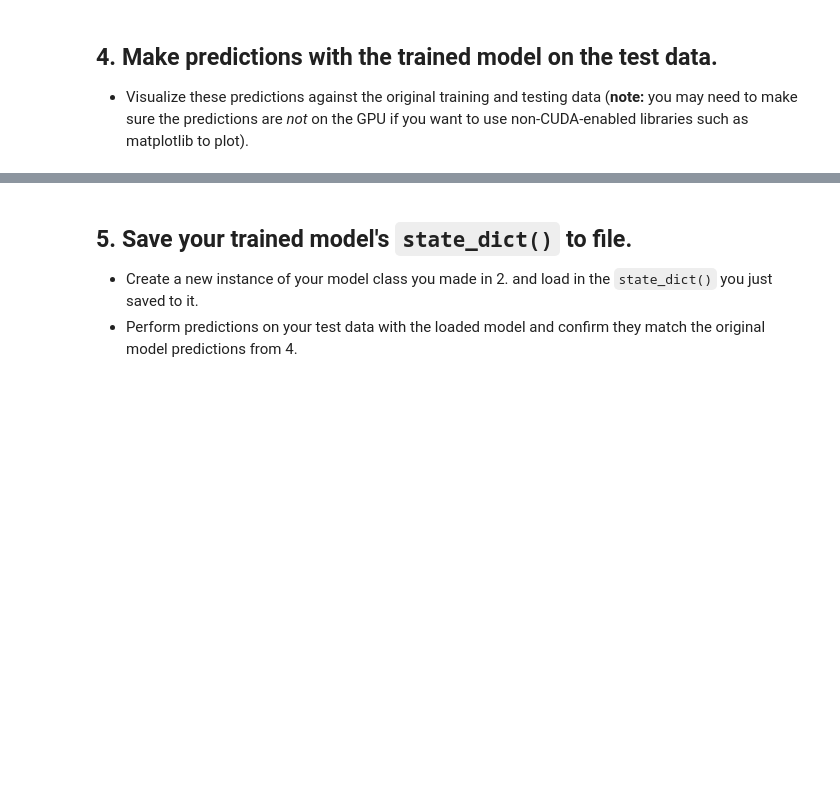
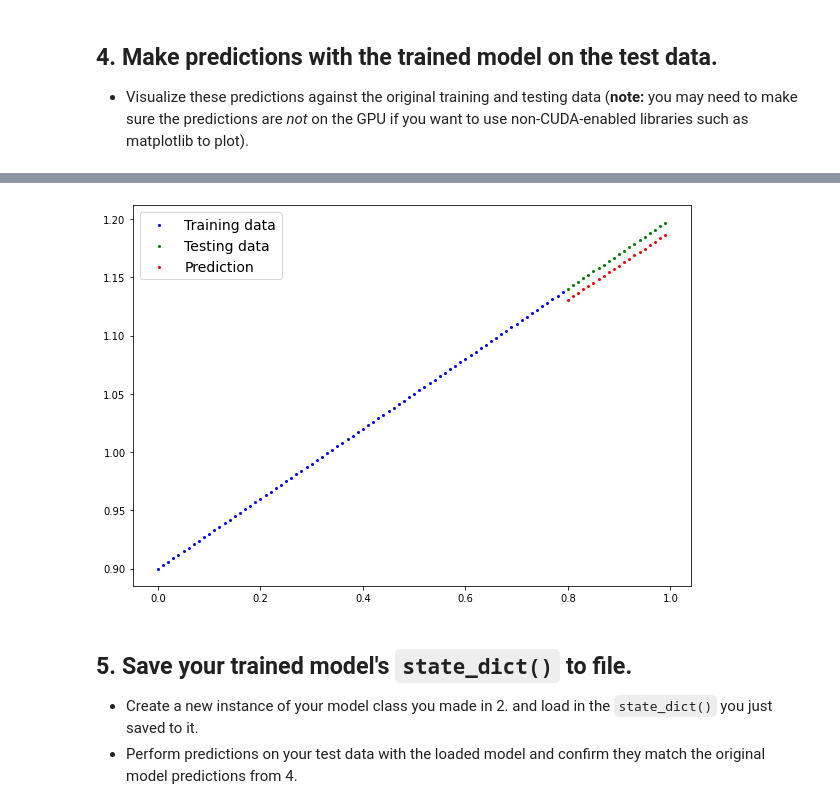
Before and after one commit to zahra-sharifzadeh/pytorch, a Jupyter notebook: extras/exercises/01_pytorch_workflow_exercises.ipynb, the cells around one changed output, grey strips where cells are left out. Cells and saved outputs as stored; diff of their text form; code cells hidden in the pictures; blank space fills up the shorter version.

```diff
--- a/extras/exercises/01_pytorch_workflow_exercises.ipynb
+++ b/extras/exercises/01_pytorch_workflow_exercises.ipynb
@@ -129,2 +160,6 @@ def plot_prediction(
 # %%
 # Instantiate the model and put it to the target device
+model_1 = LinearRegressionModelV1()
+model_1.to(device)
+print(next(model_1.parameters()).device)
+print(model_1.state_dict())
@@ -135,45 +182,58 @@ def plot_prediction(
   * The training loop should test the model on the test dataset every 20 epochs.
 # %%
 # Create the loss function and optimizer
+loss_fn = nn.L1Loss()
+
+optimizer = torch.optim.SGD(params=model_1.parameters(), lr=0.01)
 # %%
 # Training loop
+torch.manual_seed(42)
 
 
 # Train model for 300 epochs
-
+epochs = 300
 
 # Send data to target device
-
+X_train , y_train = X_train.to(device), y_train.to(device)
+X_test , y_test = X_test.to(device), y_test.to(device)
 
 for epoch in range(epochs):
+
   ### Training
 
   # Put model in train mode
+  model_1.train()
 
 
   # 1. Forward pass
-
+  train_preds = model_1(X_train)
 
   # 2. Calculate loss
-
+  loss = loss_fn(train_preds, y_train)
 
   # 3. Zero gradients
+  optimizer.zero_grad()
 
 
   # 4. Backpropagation
-
+  loss.backward()
 
   # 5. Step the optimizer
+  optimizer.step()
 
 
   ### Perform testing every 20 epochs
   if epoch % 20 == 0:
 
     # Put model in evaluation mode and setup inference context
-
+    model_1.eval()
+    with torch.inference_mode():
       # 1. Forward pass
+      test_preds = model_1(X_test)
 
       # 2. Calculate test loss
+      test_loss= loss_fn(test_preds, y_test)
+
 
       # Print out what's happening
       print(f"Epoch: {epoch} | Train loss: {loss:.3f} | Test loss: {test_loss:.3f}")
@@ -182,3 +258,8 @@ for epoch in range(epochs):
   * Visualize these predictions against the original training and testing data (**note:** you may need to make sure the predictions are *not* on the GPU if you want to use non-CUDA-enabled libraries such as matplotlib to plot).
 # %%
 # Make predictions with the model
+model_1.eval()
+with torch.inference_mode():
+  y_preds = model_1(X_test)
+
+y_preds
@@ -185,5 +287,8 @@ for epoch in range(epochs):
 # %%
 # Plot the predictions (these may need to be on a specific device)
+plot_prediction(predictions=y_preds.cpu())
+# %% [output]
+[figure, added]
 # %% [markdown]
 ## 5. Save your trained model's `state_dict()` to file.
   * Create a new instance of your model class you made in 2. and load in the `state_dict()` you just saved to it.
```
Also changed, not shown: parts of 9 cells of this notebook.
